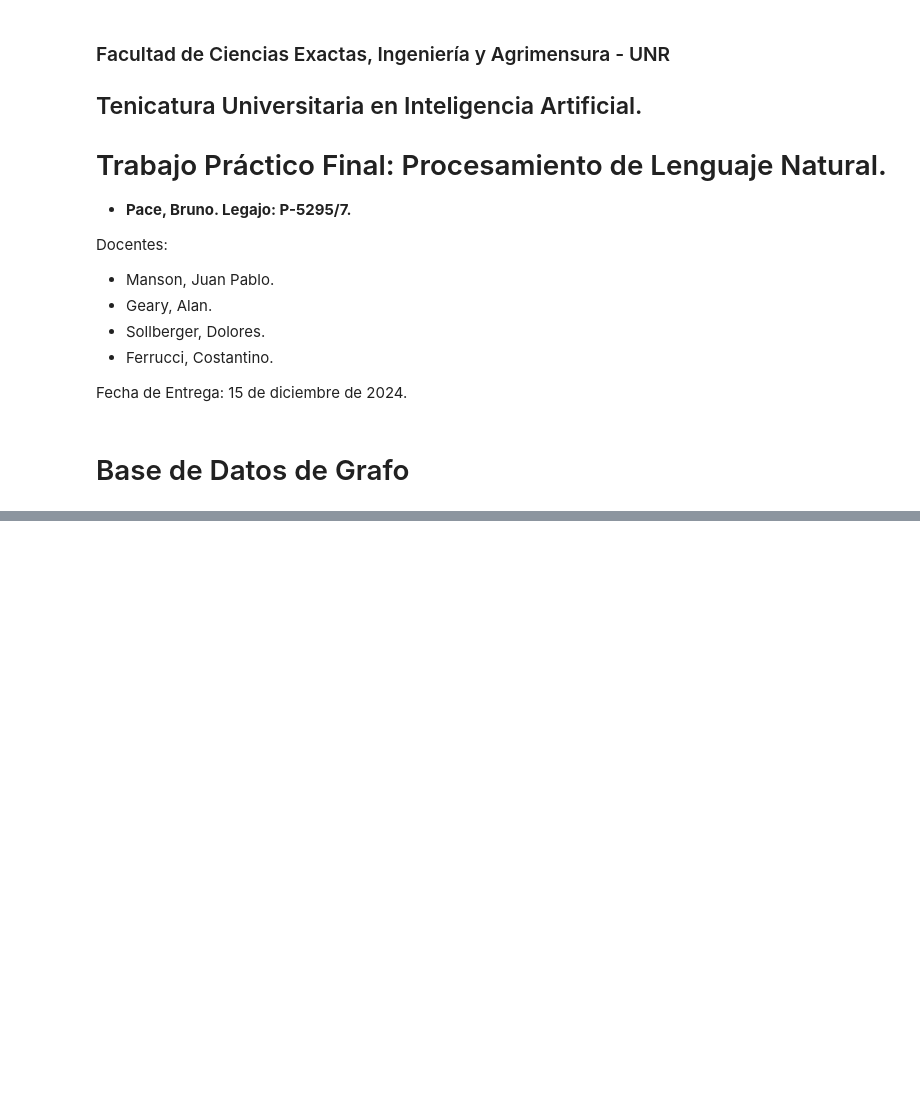
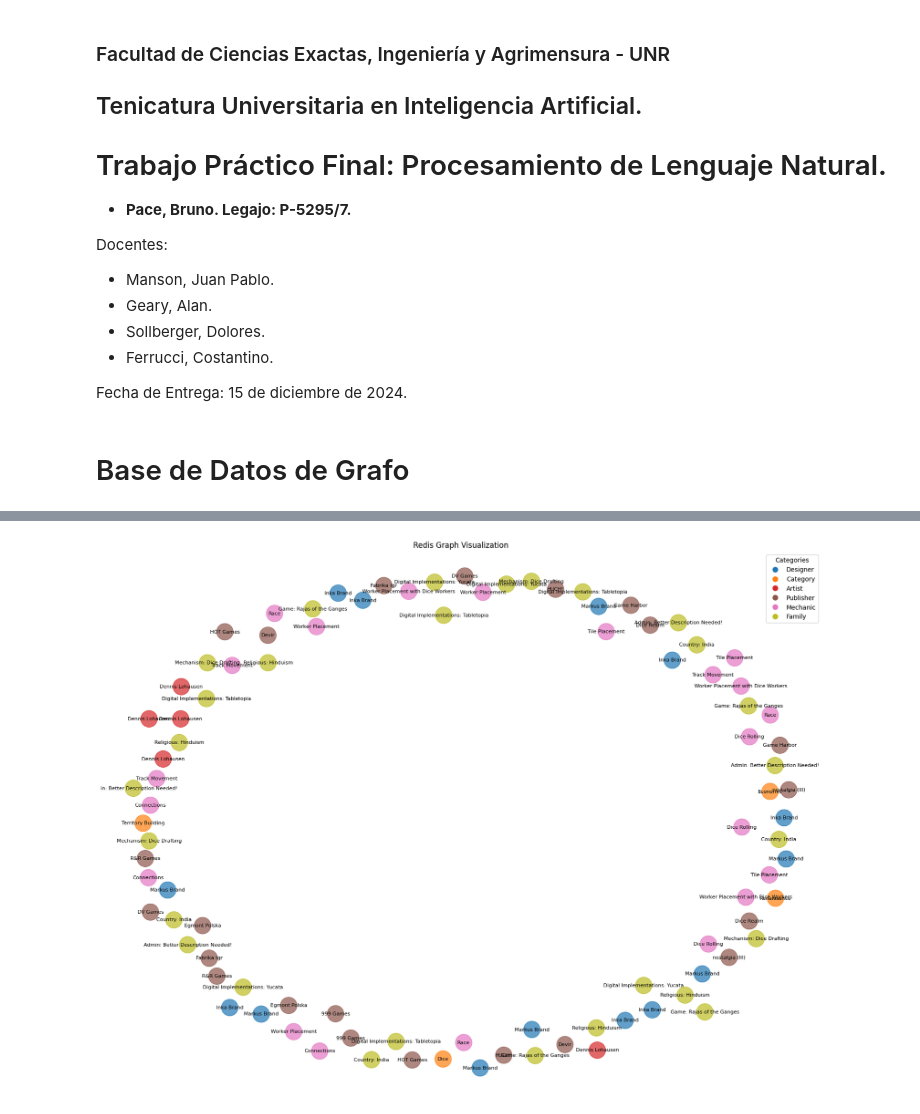
Before and after one commit to bpace1/RAG-RajasOfTheGanges, a Jupyter notebook: TP2-Final/Tp2_PaceBruno.ipynb, the cells around one changed output, grey strips where cells are left out. Cells and saved outputs as stored; diff of their text form; code cells hidden in the pictures; blank space fills up the shorter version.

```diff
--- a/TP2-Final/Tp2_PaceBruno.ipynb
+++ b/TP2-Final/Tp2_PaceBruno.ipynb
@@ -119,0 +146,71 @@ dict
+# %%
+import matplotlib.pyplot as plt
+import networkx as nx
+from redisgraph import Graph, Node
+
+
+def plot_graph(graph: Graph) -> None:
+    """
+    Plot the Redis graph using NetworkX and Matplotlib, optimized for larger graphs.
+
+    Args:
+        graph: Redis graph instance.
+    """
+    nx_graph = nx.DiGraph()  # Use directed graph if relationships are directional
+
+    # Fetch nodes
+    node_query = "MATCH (n) RETURN n"
+    node_result = graph.query(node_query)
+
+    for record in node_result.result_set:
+        node = record[0]
+        node_id = node.id
+        node_label = node.label
+        node_name = node.properties.get("name", f"Node {node_id}")
+        nx_graph.add_node(node_id, label=node_label, name=node_name, category=node_label)
+
+    # Fetch relationships
+    edge_query = "MATCH (n)-[r]->(m) RETURN n, r, m"
+    edge_result = graph.query(edge_query)
+
+    for record in edge_result.result_set:
+        src = record[0].id
+        dest = record[2].id
+        relationship = record[1].type
+        nx_graph.add_edge(src, dest, label=relationship)
+
+    plt.figure(figsize=(16, 12))
+    pos = nx.spring_layout(nx_graph, k=0.5)
+
+    categories = nx.get_node_attributes(nx_graph, 'category')
+    unique_categories = set(categories.values())
+    node_colors = {cat: plt.cm.tab10(i / len(unique_categories)) for i, cat in enumerate(unique_categories)}
+    node_color_list = [node_colors[categories[node]] for node in nx_graph.nodes()]
+
+    nx.draw(
+        nx_graph, pos,
+        with_labels=False,
+        node_size=700,
+        node_color=node_color_list,
+        edge_color='gray',
+        alpha=0.7
+    )
+
+    node_labels = {node: data['name'] for node, data in nx_graph.nodes(data=True)}
+    nx.draw_networkx_labels(nx_graph, pos, labels=node_labels, font_size=8, font_color='black')
+
+    edge_labels = nx.get_edge_attributes(nx_graph, "label")
+    nx.draw_networkx_edge_labels(nx_graph, pos, edge_labels=edge_labels, font_size=6)
+
+    legend_labels = [plt.Line2D([0], [0], marker='o', color='w', markerfacecolor=color, markersize=10, label=cat)
+                     for cat, color in node_colors.items()]
+    plt.legend(handles=legend_labels, loc='best', title='Categories')
+
+    plt.title("Redis Graph Visualization")
+    plt.show()
+
+
+# Example usage
+plot_graph(graph)
+# %% [output]
+[figure, added]
```
Also changed, not shown: parts of 8 cells of this notebook.
